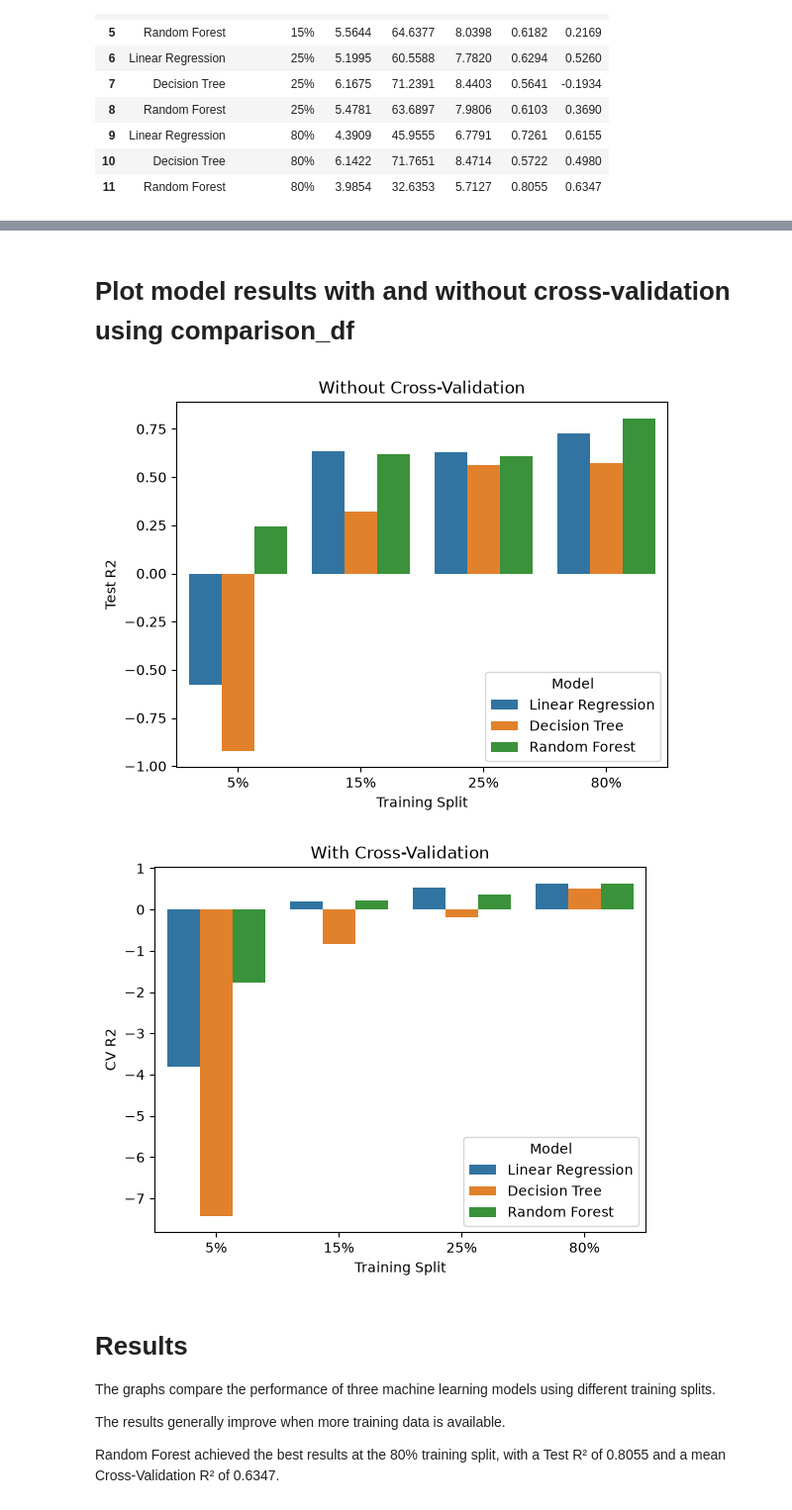
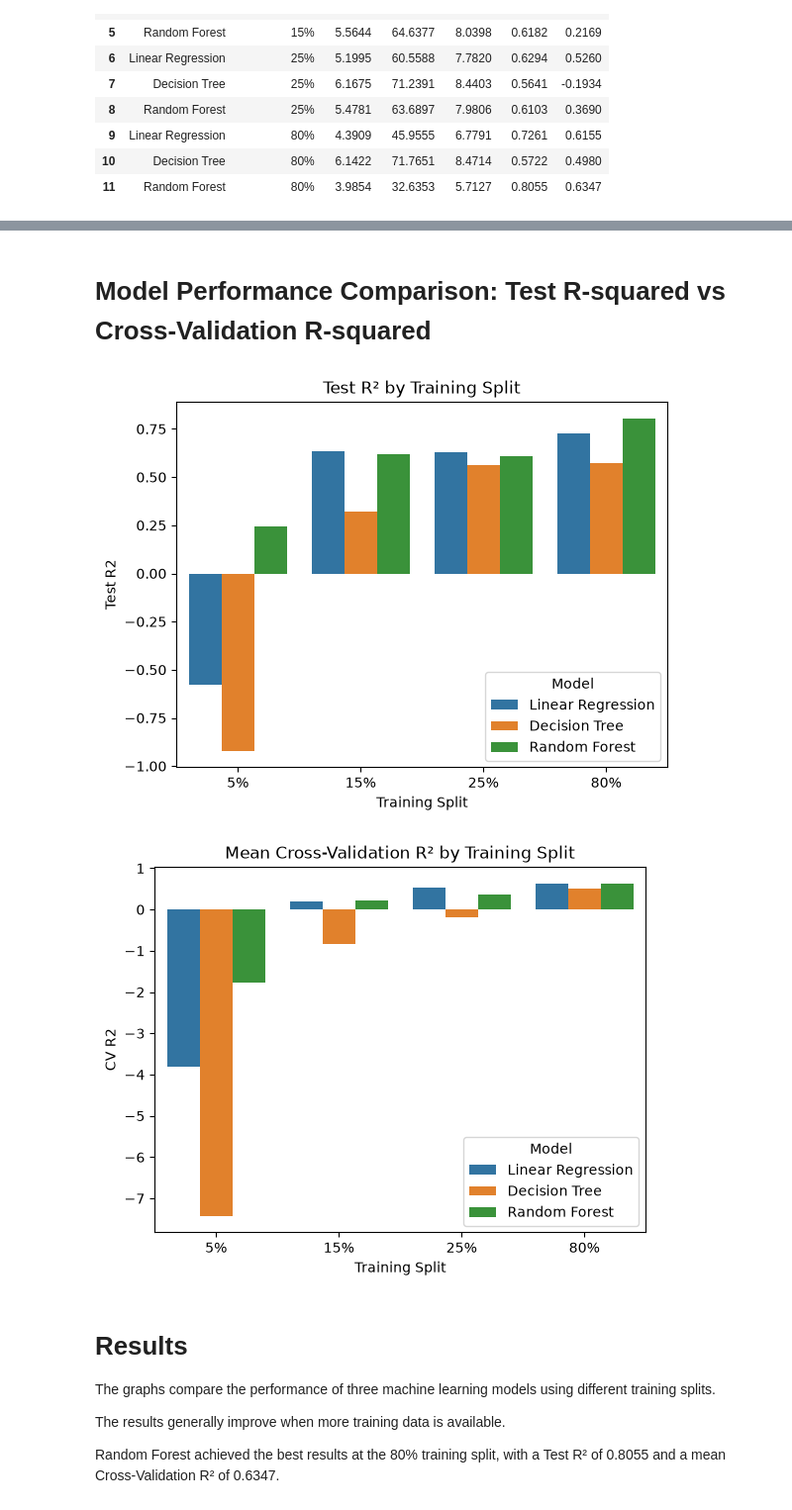
Before and after one commit to sba25049-boop/ML-CA1_sba25049_1126, a Jupyter notebook: ML_HDipData_Sept26_PT_Mariana_Garcia_sba25049_CA1.ipynb, the cells around one changed output, grey strips where cells are left out. Shown at 99% size. Cells and saved outputs as stored; diff of their text form; code cells hidden in the pictures.

```diff
--- a/Mariana_Garcia_sba25049_CA1.ipynb
+++ b/ML_HDipData_Sept26_PT_Mariana_Garcia_sba25049_CA1.ipynb
@@ -1270,18 +1349,18 @@ display(metrics_df.round(4))
 # %% [markdown]
-# Plot model results with and without cross-validation using comparison_df
+#  Model Performance Comparison: Test R-squared vs Cross-Validation R-squared
 # %%
 comparison_df = metrics_df.copy()
 
 sns.barplot(data=comparison_df, x="Training Split", y="Test R2", hue="Model")
-plt.title("Without Cross-Validation")
+plt.title("Test R² by Training Split")
 plt.show()
 
 sns.barplot(data=comparison_df, x="Training Split", y="CV R2", hue="Model")
-plt.title("With Cross-Validation")
+plt.title("Mean Cross-Validation R² by Training Split")
 plt.show()
 # %% [output]
-[figure, old version]
+[figure, new version]
-[figure, old version]
+[figure, new version]
 # %% [markdown]
 # Results
 The graphs compare the performance of three machine learning models using different training splits.
```
Also changed, not shown: parts of 51 cells of this notebook, 4 other files.
